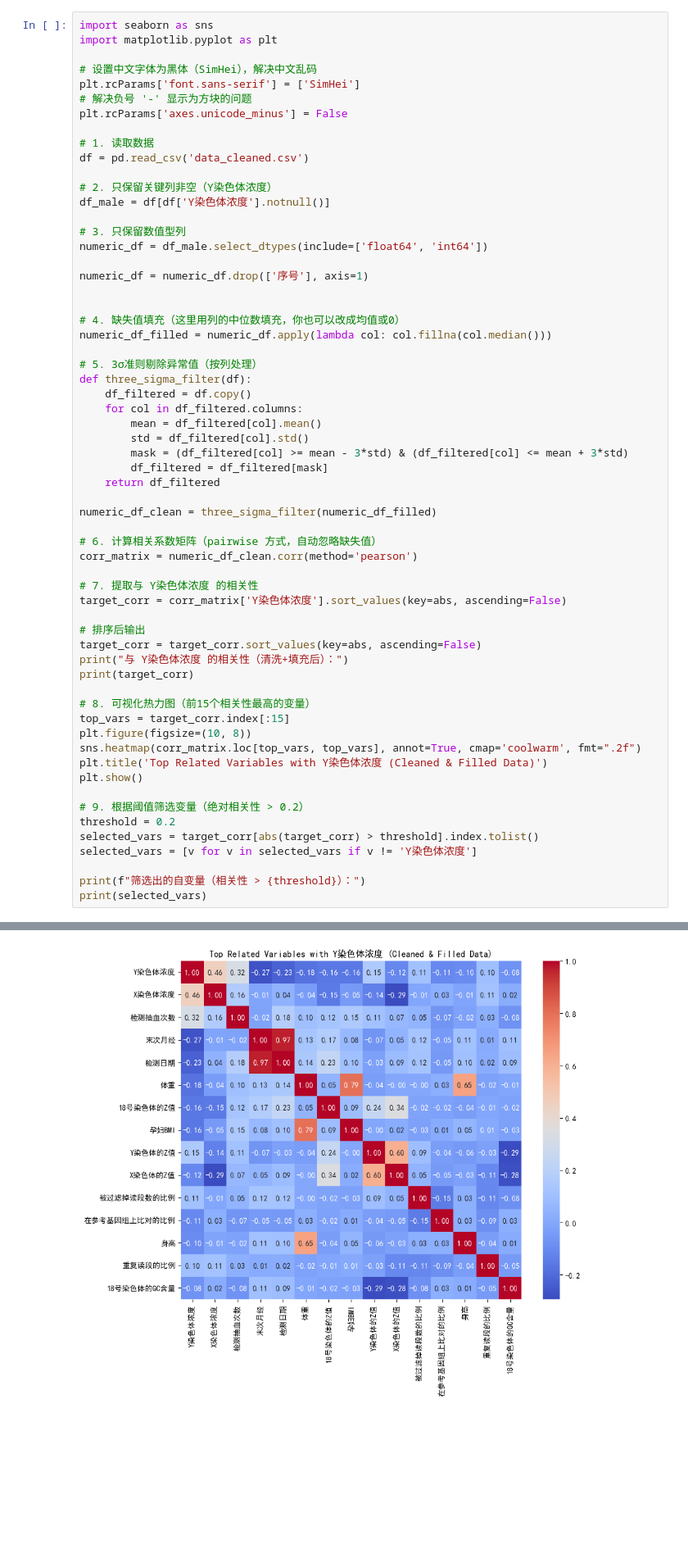
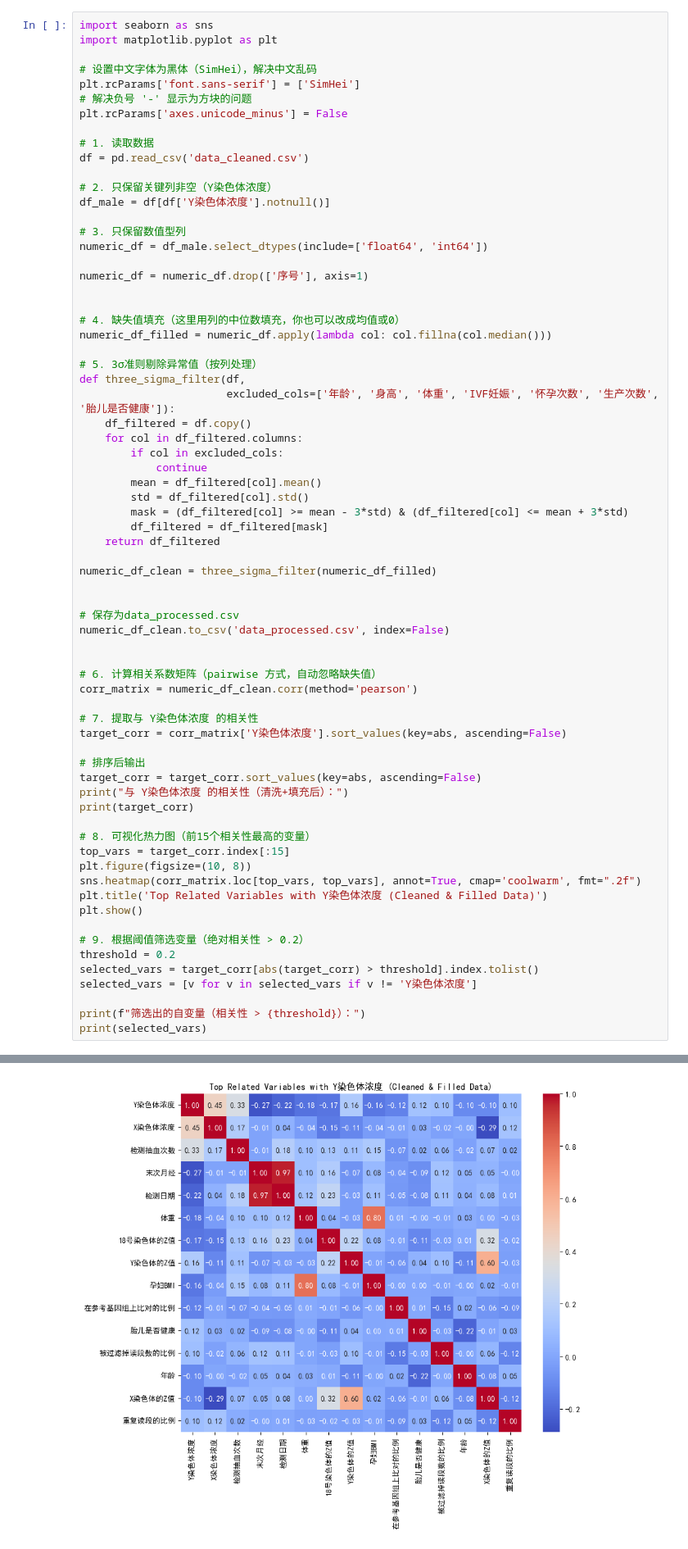
Before and after one commit to heerheer/sxjm-2025-school, a Jupyter notebook: pre_process.ipynb, the cells around one changed output, grey strips where cells are left out. Shown at 82% size. Saved outputs shown, nothing was run; the diff lists cells and outputs as text; blank space fills up the shorter version.

```diff
--- a/pre_process.ipynb
+++ b/pre_process.ipynb
@@ -101,9 +99,12 @@ numeric_df = numeric_df.drop(['序号'], axis=1)
 numeric_df_filled = numeric_df.apply(lambda col: col.fillna(col.median()))
 
 # 5. 3σ准则剔除异常值（按列处理）
-def three_sigma_filter(df):
+def three_sigma_filter(df,
+                       excluded_cols=['年龄', '身高', '体重', 'IVF妊娠', '怀孕次数', '生产次数', '胎儿是否健康']):
     df_filtered = df.copy()
     for col in df_filtered.columns:
+        if col in excluded_cols:
+            continue
         mean = df_filtered[col].mean()
         std = df_filtered[col].std()
         mask = (df_filtered[col] >= mean - 3*std) & (df_filtered[col] <= mean + 3*std)
@@ -111,6 +112,11 @@ def three_sigma_filter(df):
     return df_filtered
 
 numeric_df_clean = three_sigma_filter(numeric_df_filled)
+
+
+# 保存为data_processed.csv
+numeric_df_clean.to_csv('data_processed.csv', index=False)
+
 
 # 6. 计算相关系数矩阵（pairwise 方式，自动忽略缺失值）
 corr_matrix = numeric_df_clean.corr(method='pearson')
@@ -157,4 +163,4 @@ IVF妊娠                NaN
 Name: Y染色体浓度, dtype: float64
-[figure, old version]
+[figure, new version]
 筛选出的自变量（相关性 > 0.2）：
 ['X染色体浓度', '检测抽血次数', '末次月经', '检测日期']
```
Also changed, not shown: parts of 2 cells of this notebook, 4 other files.
